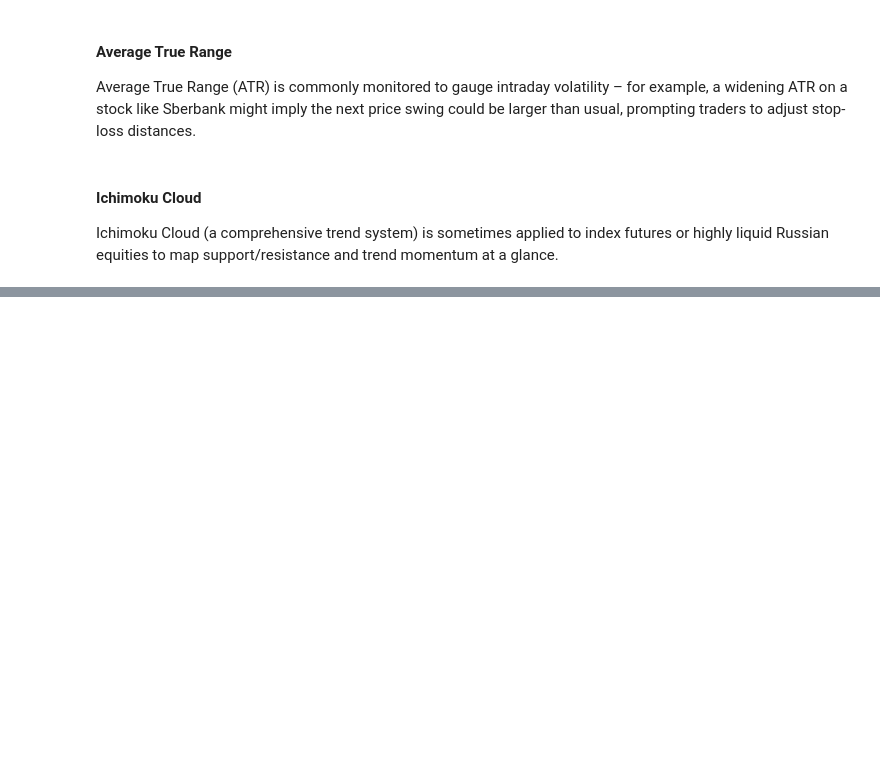
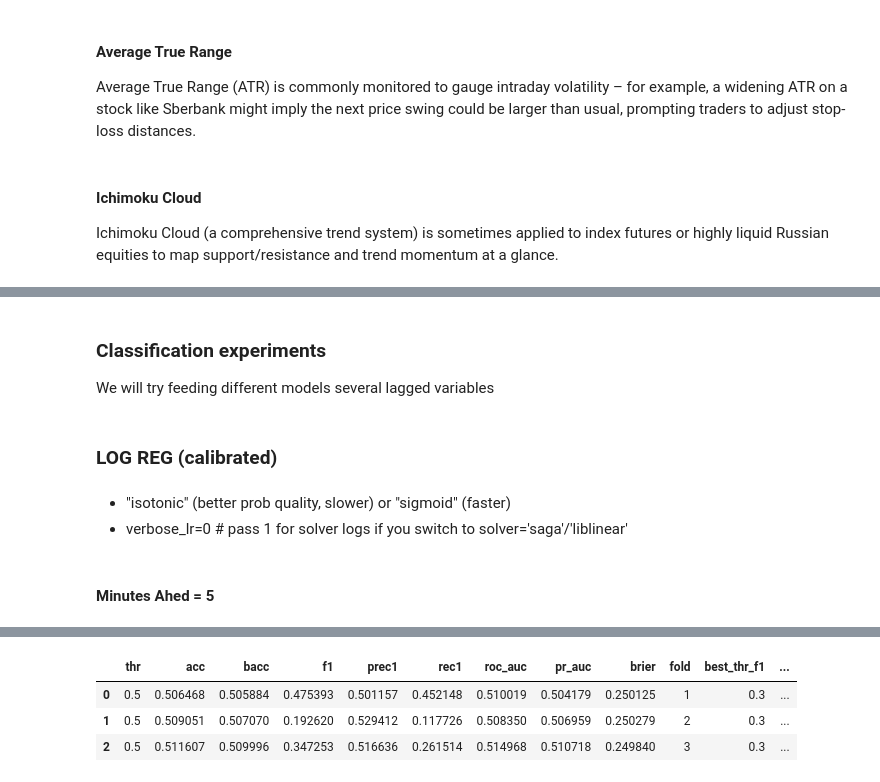
Before and after one commit to argirovga/stock_ai_bot, a Jupyter notebook: experiments/classic_ml_experiments.ipynb, the cells around one changed output, grey strips where cells are left out. Cells and saved outputs as stored; diff of their text form; code cells hidden in the pictures; blank space fills up the shorter version.

```diff
--- a/experiments/classic_ml_experiments.ipynb
+++ b/experiments/classic_ml_experiments.ipynb
@@ -222,0 +305,11 @@ When talking about what indicators we can combine it with, the ones that were te
+# %%
+def lag_stack(df, cols, L: int):
+    # Lags [t, t-1, ..., t-(L-1)]
+    parts = []
+    for i in range(L):
+        parts.append(df[cols].shift(i).add_suffix(f'_t-{i}'))
+    return pd.concat(parts, axis=1)
+# %% [markdown]
+### Classification experiments
+
+We will try feeding different models several lagged variables
@@ -222,0 +335,27 @@ When talking about what indicators we can combine it with, the ones that were te
+# %%
+# HELPERS
+
+def fold_metrics(y_true, proba, thr=0.5):
+    y_pred = (proba >= thr).astype(int)
+    return dict(
+        thr=thr,
+        acc=accuracy_score(y_true, y_pred),
+        bacc=balanced_accuracy_score(y_true, y_pred),
+        f1=f1_score(y_true, y_pred, zero_division=0),
+        prec1=precision_score(y_true, y_pred, pos_label=1, zero_division=0),
+        rec1=recall_score(y_true, y_pred, pos_label=1, zero_division=0),
+        roc_auc=roc_auc_score(y_true, proba),
+        pr_auc=average_precision_score(y_true, proba),
+        brier=brier_score_loss(y_true, proba),
+    )
+
+def evaluate_thresholds(y_true, proba, thresholds=np.round(np.linspace(0.3, 0.8, 11), 3)):
+    rows = []
+    for t in thresholds:
+        m = fold_metrics(y_true, proba, thr=t)
+        rows.append(m)
+    df = pd.DataFrame(rows)
+    best = df.sort_values('f1', ascending=False).iloc[0]
+    return df, float(best['thr'])
+# %% [markdown]
+### LOG REG (calibrated)
@@ -222,0 +414,18 @@ When talking about what indicators we can combine it with, the ones that were te
+# %% [markdown]
+- "isotonic" (better prob quality, slower) or "sigmoid" (faster)
+- verbose_lr=0                   # pass 1 for solver logs if you switch to solver='saga'/'liblinear'
+# %% [markdown]
+#### Minutes Ahed = **5**
+# %%
+H = 5  # minutes ahead
+target_col_basic = f'Target_cls_simple_{H}_min' # simple sign
+
+X = lagged.loc[df_base[target_col_basic].index]
+y = df_base[target_col_basic].astype(int).reindex(X.index)
+mask = ~X.isna().any(axis=1) & y.notna()
+X, y = X[mask], y[mask]
+
+embargo = max(time_periods)  # 5/15/30/60/120/180 -> pick max you ever predict
+splits = list(walk_forward_splits_row_embargo(X.index, n_splits=3, embargo_minutes=embargo))
+display(HTML(run_logreg_experiment(X, y, splits).to_html()))
+# %% [output]
@@ -222,0 +438,4 @@ When talking about what indicators we can combine it with, the ones that were te
+|  | thr | acc | bacc | f1 | prec1 | rec1 | roc_auc | pr_auc | brier | fold | best_thr_f1 | ... |
+| 0 | 0.5 | 0.506468 | 0.505884 | 0.475393 | 0.501157 | 0.452148 | 0.510019 | 0.504179 | 0.250125 | 1 | 0.3 | ... |
+| 1 | 0.5 | 0.509051 | 0.507070 | 0.192620 | 0.529412 | 0.117726 | 0.508350 | 0.506959 | 0.250279 | 2 | 0.3 | ... |
+| 2 | 0.5 | 0.511607 | 0.509996 | 0.347253 | 0.516636 | 0.261514 | 0.514968 | 0.510718 | 0.249840 | 3 | 0.3 | ... |
```
Also changed, not shown: parts of 41 cells of this notebook, 1 other file.
